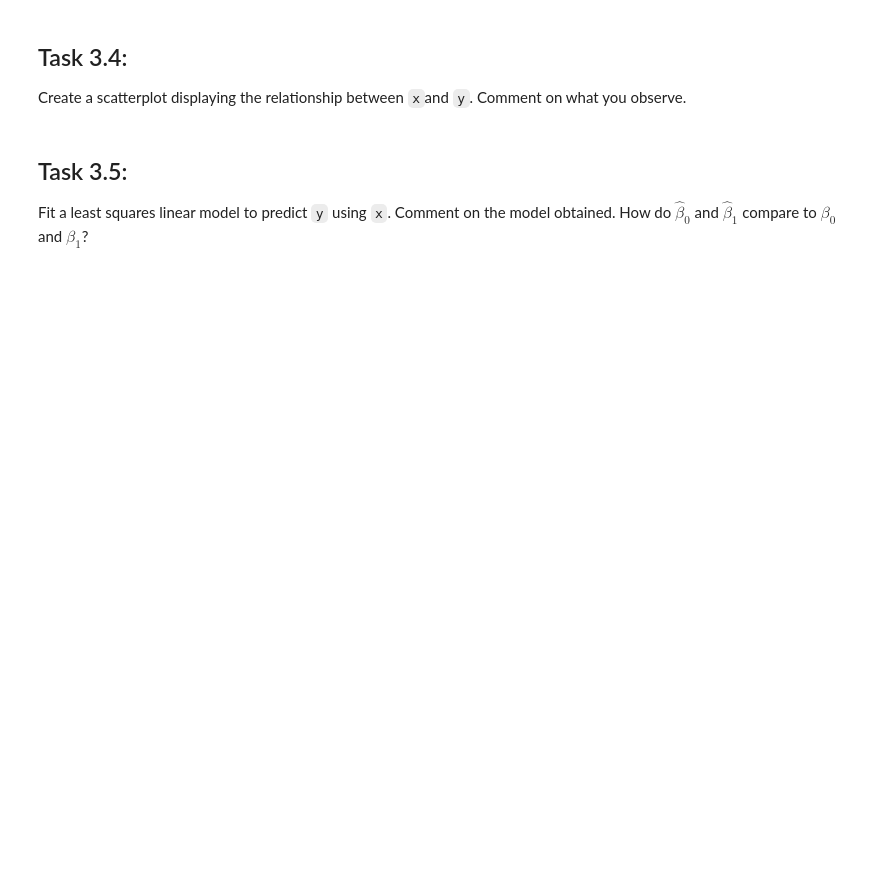
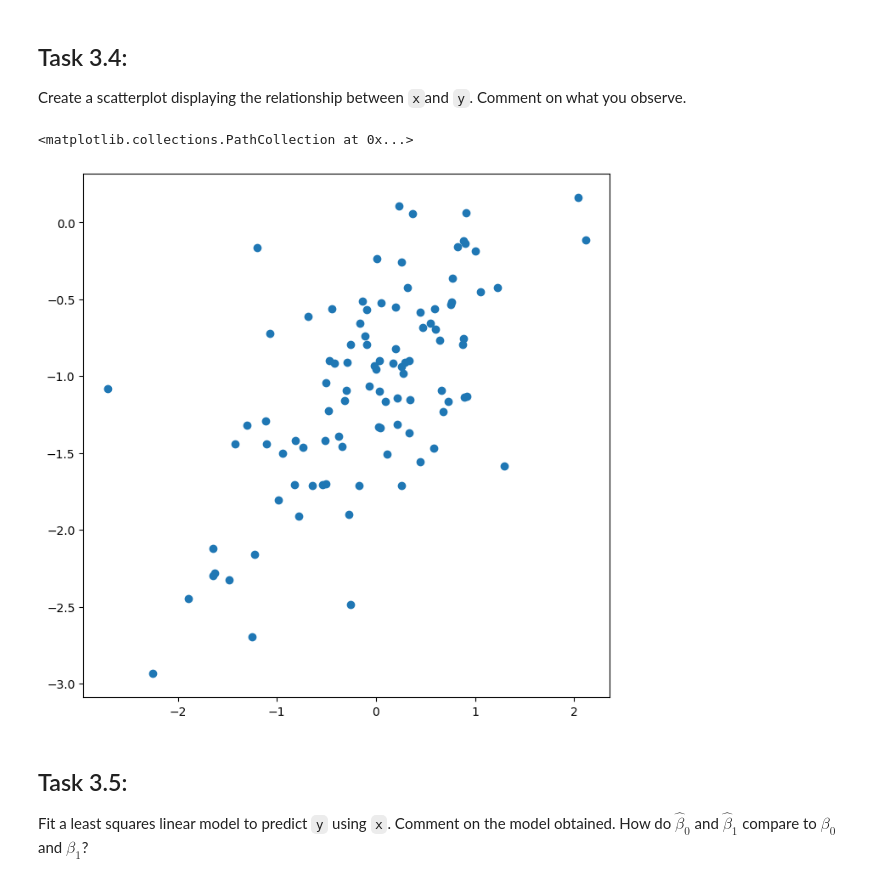
Before and after one commit to CrispyJLoHalo/CrispyJLoHalo, a Jupyter notebook: PredMod/Week2/20240326_Linear_regression.ipynb, the cells around one changed output. Drawn from its saved outputs; the diff is of its cells as text; code cells hidden in the pictures; blank space fills up the shorter version.

```diff
--- a/PredMod/Week2/20240326_Linear_regression.ipynb
+++ b/PredMod/Week2/20240326_Linear_regression.ipynb
@@ -281,0 +285,5 @@ Using the `normal()` method of [your random number generator](https://numpy.org/
+# %%
+# your code here
+rng = np.random.default_rng(1)
+x = rng.normal(scale=1,size=100)
+X
@@ -286,3 +308,5 @@ observations drawn from a $N(0, 0.25)$ distribution — a normal
 distribution with mean zero and variance $0.25$.
 # %%
 # your code here
+eps = rng.normal(scale=0.5, size=100)
+eps
@@ -293,3 +335,5 @@ $$Y = −1 + 0.5X + \varepsilon.$$
 What is the length of the vector `y`? What are the values of $\beta_0$ and $\beta_1$ in this linear model?
 # %%
 # your code here
+y = -1 + 0.5*x + eps
+y
@@ -301,3 +364,10 @@ Create a scatterplot displaying the relationship between `x`and `y`. Comment on
+# %%
+# your code here
+fig,ax =plt.subplots(figsize =(8,8))
+ax.scatter(x,y)
+# %% [output]
+<matplotlib.collections.PathCollection at 0x...>
+[figure, added]
 # %% [markdown]
 ## Task 3.5:
 Fit a least squares linear model to predict `y` using `x`. Comment on the model obtained. How do $\hat{\beta}_0$ and $\hat{\beta}_1$ compare to $\beta_0$ and $\beta_1$?
```
Also changed, not shown: parts of 13 cells of this notebook.
